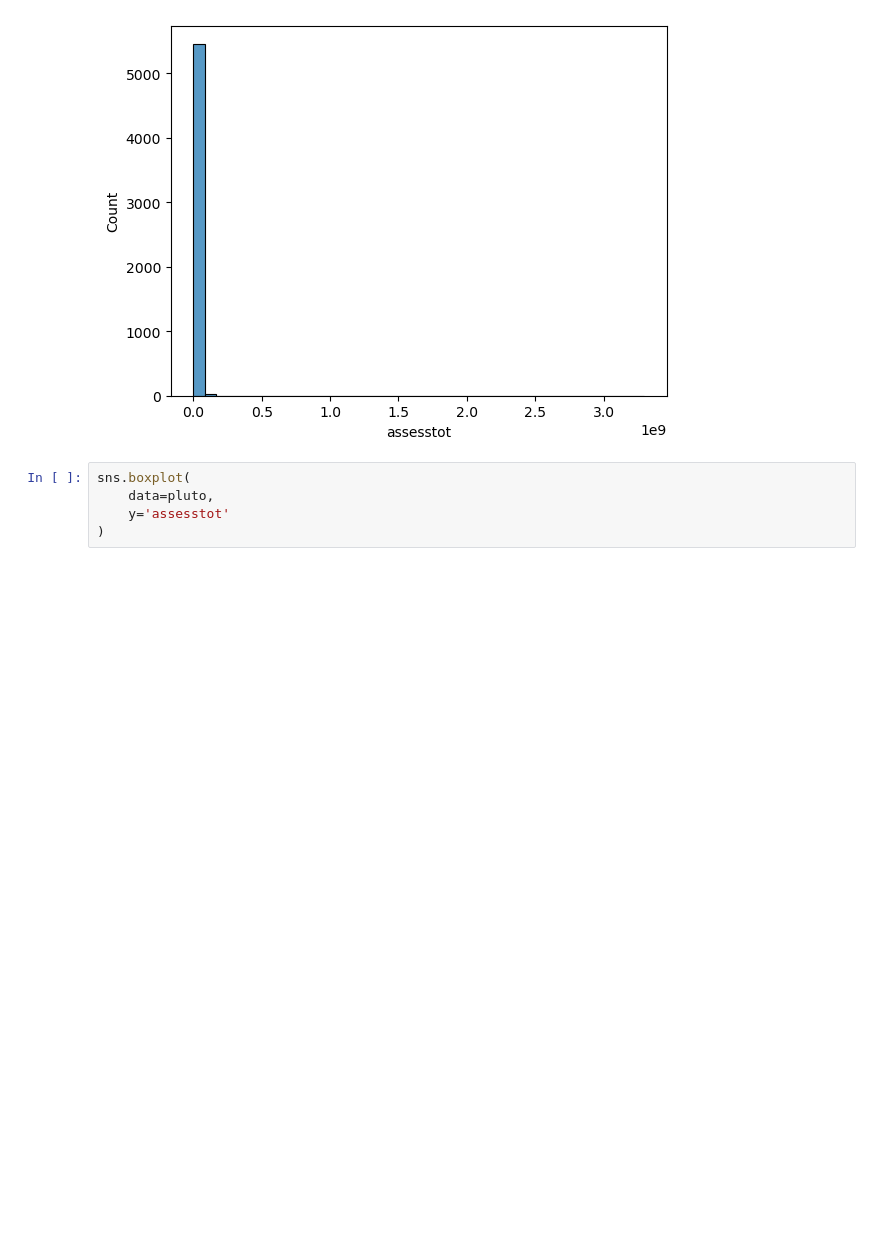
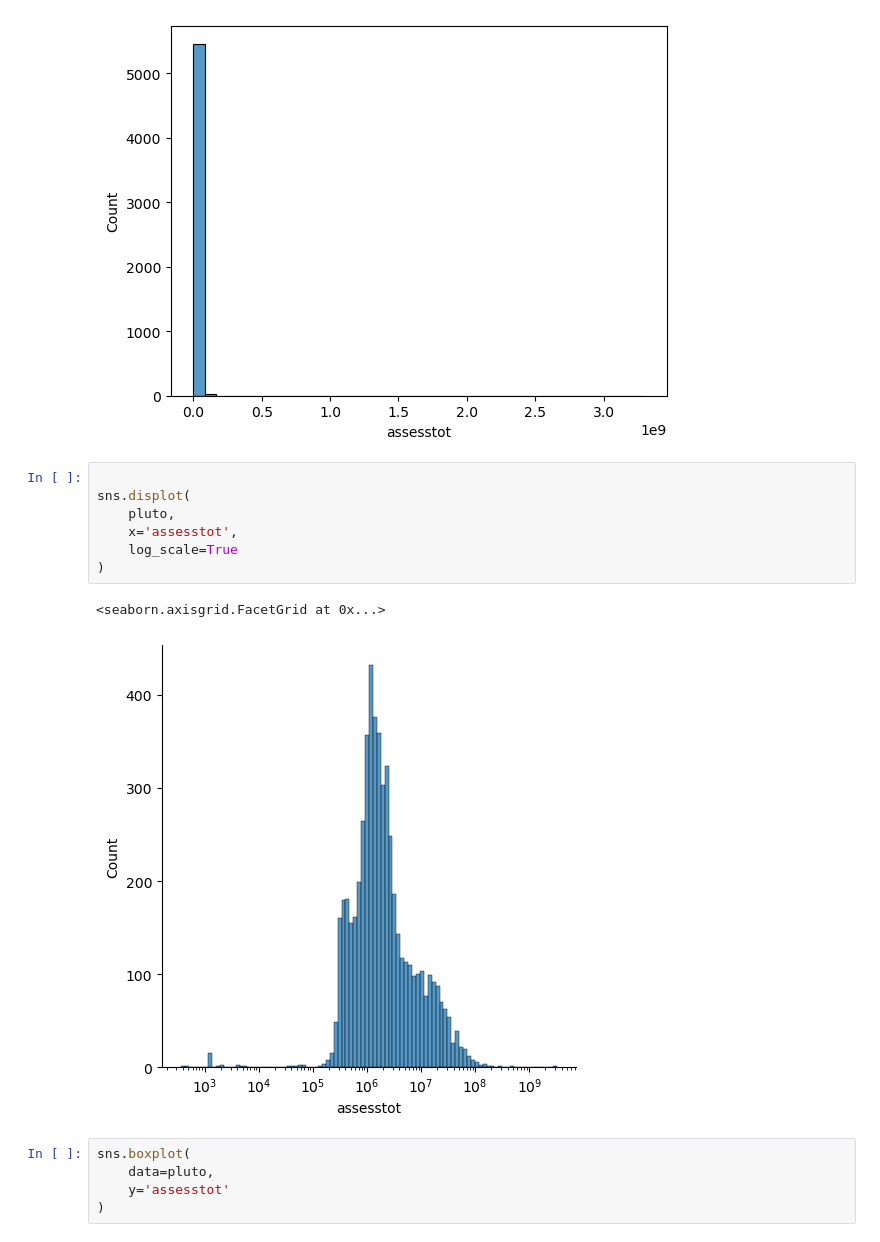
Before and after one commit to dlevine01/urban-data-analysis-course, a Jupyter notebook: Notebooks/4-1-visualize-distributions.ipynb, the cells around one changed output. Saved outputs shown, nothing was run; the diff lists cells and outputs as text; blank space fills up the shorter version.

```diff
--- a/Notebooks/4-1-visualize-distributions.ipynb
+++ b/Notebooks/4-1-visualize-distributions.ipynb
@@ -183,6 +183,16 @@ sns.histplot(
 # %% [output]
 <Axes: xlabel='assesstot', ylabel='Count'>
 [figure]
+# %%
+
+sns.displot(
+    pluto,
+    x='assesstot',
+    log_scale=True
+)
+# %% [output]
+<seaborn.axisgrid.FacetGrid at 0x...>
+[figure, added]
 # %%
 sns.boxplot(
     data=pluto,
```
Also changed, not shown: parts of 2 cells of this notebook.
